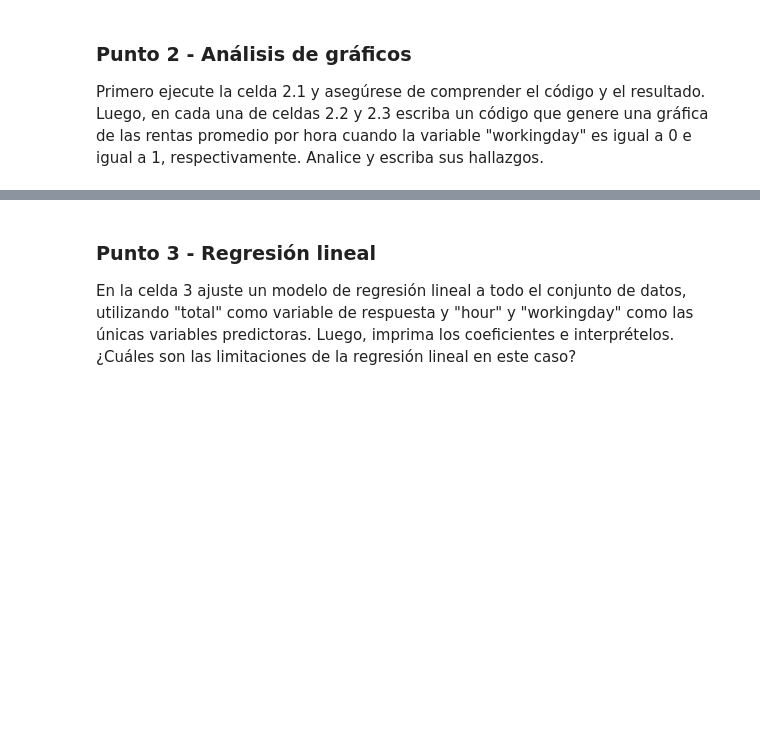
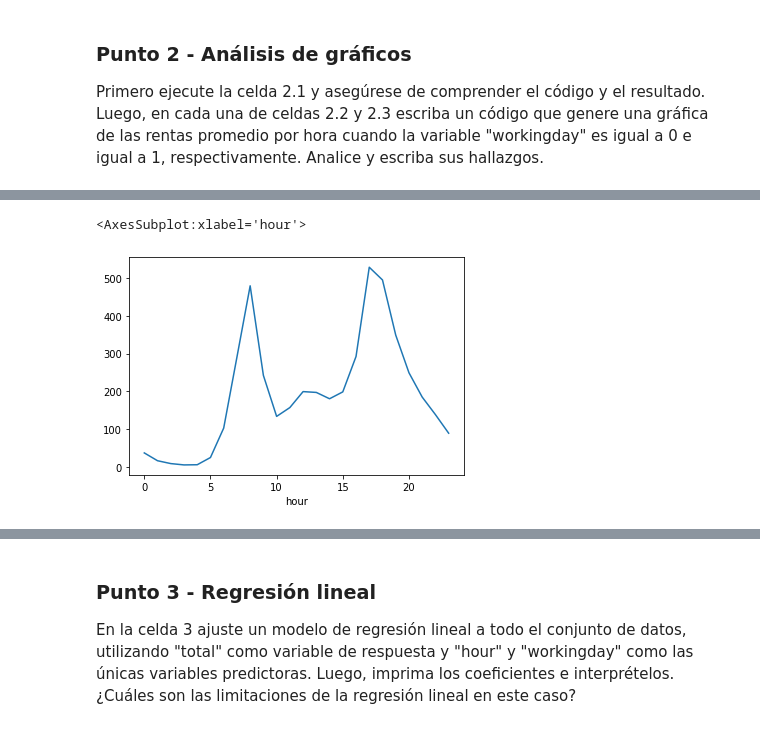
Before and after one commit to albahnsen/MIAD_ML_and_NLP, a Jupyter notebook: Semana 1/S1TC1_arboles_ensamblajes.ipynb, the cells around one changed output, grey strips where cells are left out. Drawn from its saved outputs; the diff is of its cells as text; code cells hidden in the pictures; blank space fills up the shorter version.

```diff
--- a/Semana 1/S1TC1_arboles_ensamblajes.ipynb
+++ b/Semana 1/S1TC1_arboles_ensamblajes.ipynb
@@ -52,2 +123,6 @@ bikes.groupby('hour').total.mean().plot()
 # %%
 # Celda 2.3 - "workingday"=1 escriba su código y hallazgos
+bikes[bikes.workingday==1].groupby('hour').total.mean().plot()
+# %% [output]
+<AxesSubplot:xlabel='hour'>
+[figure, added]
```
Also changed, not shown: parts of 34 cells of this notebook.
